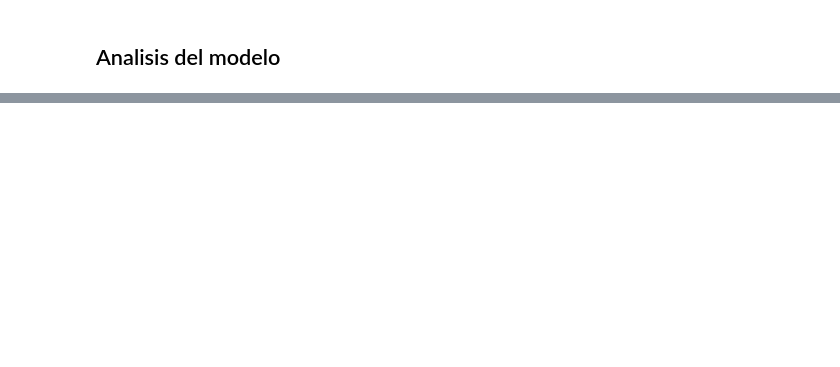
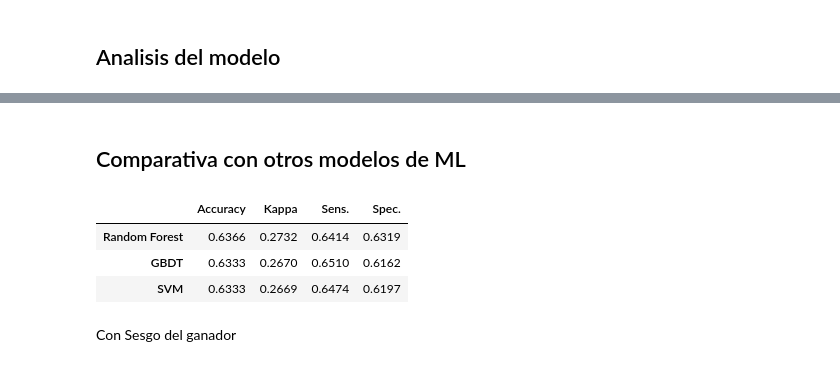
Before and after one commit to juantargon/UFC_Prediction_Model, a Jupyter notebook: ufc_prediction_model.ipynb, the cells around one changed output, grey strips where cells are left out. Saved outputs shown, nothing was run; the diff lists cells and outputs as text; code cells hidden in the pictures; blank space fills up the shorter version.

Commit message:
comparativa modelos

```diff
--- a/ufc_prediction_model.ipynb
+++ b/ufc_prediction_model.ipynb
@@ -1097 +1093,70 @@ Probabilidad para Burns (F1): 0.4685
 Ganador: Malott
+# %% [markdown]
+## Comparativa con otros modelos de ML
+# %%
+from sklearn.ensemble import RandomForestClassifier, GradientBoostingClassifier
+from sklearn.svm import SVC
+from sklearn.metrics import accuracy_score, cohen_kappa_score, classification_report
+
+def mostrar_resultados(modelos, X_test, y_test):
+    data = []
+    for nombre, modelo in modelos.items():
+        y_pred = modelo.predict(X_test)
+        acc = accuracy_score(y_test, y_pred)
+        kappa = cohen_kappa_score(y_test, y_pred)
+        tn, fp, fn, tp = confusion_matrix(y_test, y_pred).ravel()
+        sens = tp / (tp + fn)
+        spec = tn / (tn + fp)
+        data.append([acc, kappa, sens, spec])
+
+    df = pd.DataFrame(data, index=modelos.keys(),
+                      columns=['Accuracy', 'Kappa', 'Sens.', 'Spec.'])
+    return df.round(4)
+
+# --- RF: Más árboles y mayor profundidad controlada ---
+rf_model = RandomForestClassifier(
+    n_estimators=500,           # Más árboles para reducir varianza
+    max_depth=15,               # Permitimos un poco más de complejidad
+    min_samples_leaf=4,         # Evita hojas con muy pocos datos (ruido)
+    max_features='sqrt',
+    bootstrap=True,
+    random_state=42,
+    n_jobs=-1                   # Usa todos los núcleos para ir más rápido
+)
+
+# --- GBDT: Aprendizaje más lento y profundo ---
+gbdt_model = GradientBoostingClassifier(
+    n_estimators=300,
+    learning_rate=0.03,         # Paso más pequeño para no pasarse de largo
+    max_depth=6,                # Árboles un poco más altos
+    subsample=0.8,              # Entrenamiento estocástico para generalizar
+    random_state=42
+)
+
+# --- SVM: Ajuste de la regularización C ---
+# C=0.1 suele ser un "dulce punto" entre margen y error en estos datos
+from sklearn.svm import LinearSVC
+from sklearn.calibration import CalibratedClassifierCV
+base_svm = LinearSVC(C=0.1, dual=False, tol=1e-4, random_state=42)
+svm_model = CalibratedClassifierCV(base_svm, cv=5)
+
+# Entrenamiento
+rf_model.fit(X_train, y_train)
+gbdt_model.fit(X_train, y_train)
+svm_model.fit(X_train, y_train)
+
+# --- CELDA 2: Evaluación ---
+modelos_dict = {
+    'Random Forest': rf_model,
+    'GBDT': gbdt_model,
+    'SVM': svm_model
+}
+
+display(mostrar_resultados(modelos_dict, X_test, y_test))
+# %% [output]
+|  | Accuracy | Kappa | Sens. | Spec. |
+| Random Forest | 0.6366 | 0.2732 | 0.6414 | 0.6319 |
+| GBDT | 0.6333 | 0.2670 | 0.6510 | 0.6162 |
+| SVM | 0.6333 | 0.2669 | 0.6474 | 0.6197 |
+# %% [markdown]
+Con Sesgo del ganador
```
Also changed, not shown: parts of 8 cells of this notebook.
